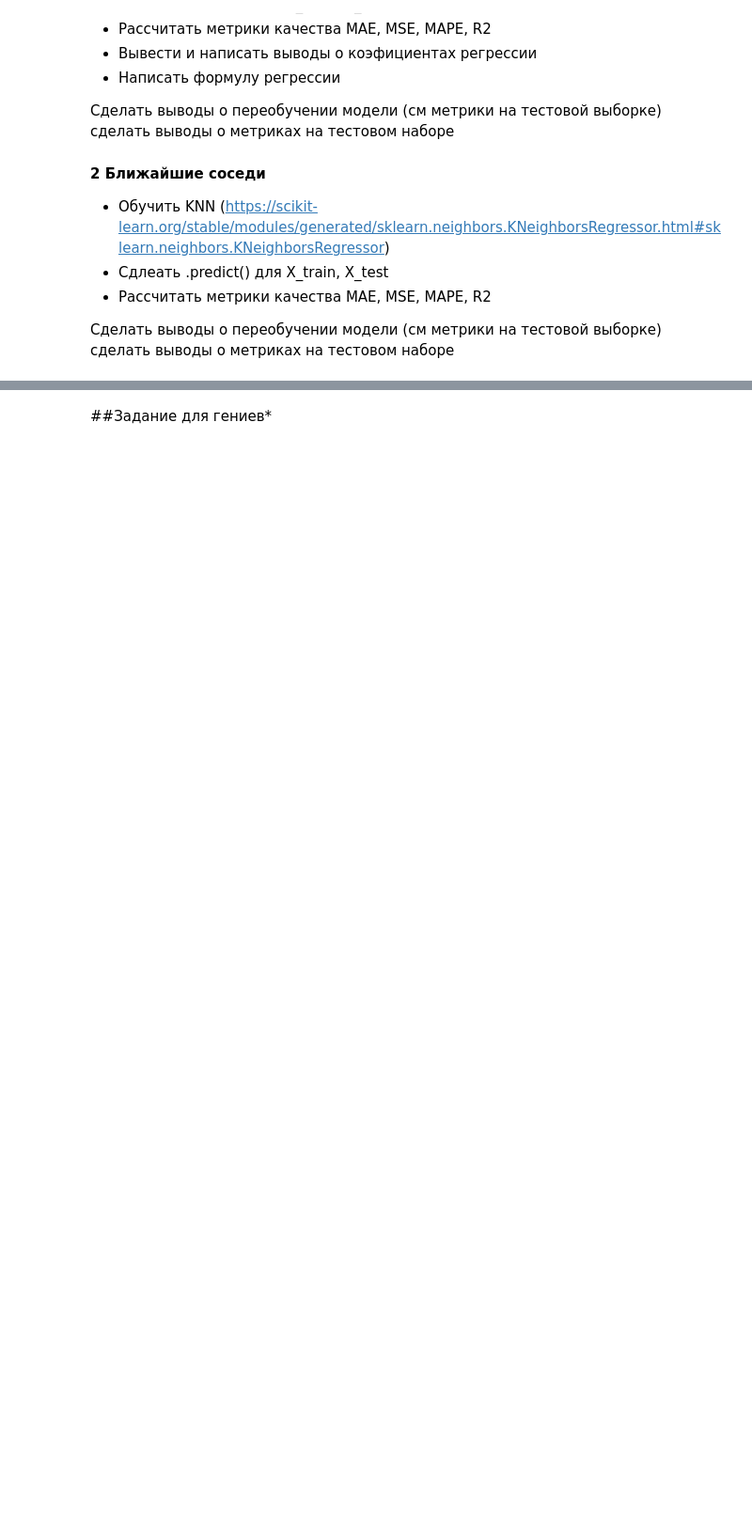
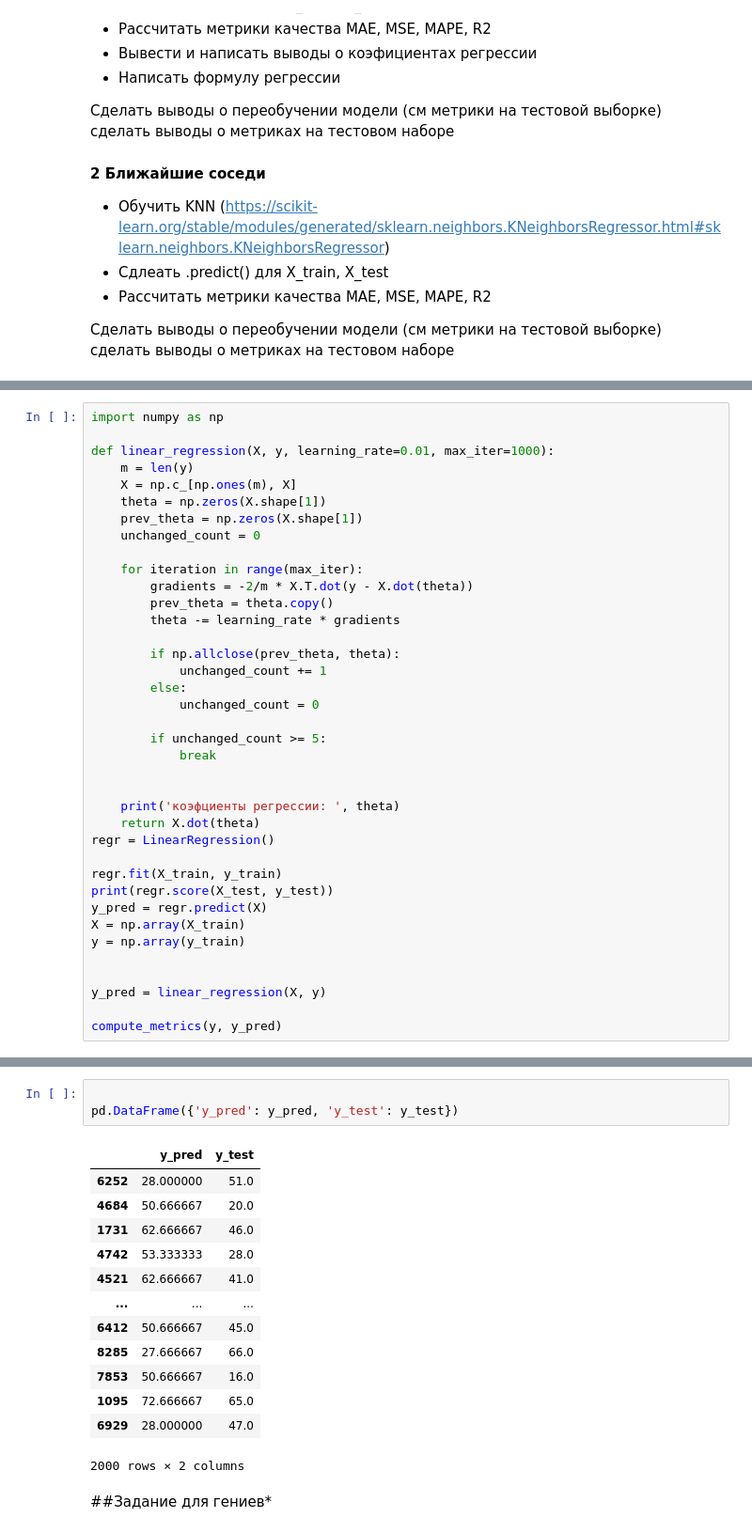
Before and after one commit to fluffymouses/fluffymouses, a Jupyter notebook: lab5/Задание_5.ipynb, the cells around one changed output, grey strips where cells are left out. Shown: that part at 94% size. Drawn from its saved outputs; the diff is of its cells as text; blank space fills up the shorter version.

```diff
--- a/lab5/Задание_5.ipynb
+++ b/lab5/Задание_5.ipynb
@@ -217,0 +250,38 @@ def compute_metrics(y, predicted):
+# %%
+import numpy as np
+
+def linear_regression(X, y, learning_rate=0.01, max_iter=1000):
+    m = len(y)
+    X = np.c_[np.ones(m), X]
+    theta = np.zeros(X.shape[1])
+    prev_theta = np.zeros(X.shape[1])
+    unchanged_count = 0
+
+    for iteration in range(max_iter):
+        gradients = -2/m * X.T.dot(y - X.dot(theta))
+        prev_theta = theta.copy()
+        theta -= learning_rate * gradients
+
+        if np.allclose(prev_theta, theta):
+            unchanged_count += 1
+        else:
+            unchanged_count = 0
+
+        if unchanged_count >= 5:
+            break
+
+
+    print('коэфциенты регрессии: ', theta)
+    return X.dot(theta)
+regr = LinearRegression()
+
+regr.fit(X_train, y_train)
+print(regr.score(X_test, y_test))
+y_pred = regr.predict(X)
+X = np.array(X_train)
+y = np.array(y_train)
+
+
+y_pred = linear_regression(X, y)
+
+compute_metrics(y, y_pred)
@@ -218,3 +315,20 @@ def compute_metrics(y, predicted):
+# %%
+
+pd.DataFrame({'y_pred': y_pred, 'y_test': y_test})
+# %% [output]
+|  | y_pred | y_test |
+| 6252 | 28.000000 | 51.0 |
+| 4684 | 50.666667 | 20.0 |
+| 1731 | 62.666667 | 46.0 |
+| 4742 | 53.333333 | 28.0 |
+| 4521 | 62.666667 | 41.0 |
+| ... | ... | ... |
+| 6412 | 50.666667 | 45.0 |
+| 8285 | 27.666667 | 66.0 |
+| 7853 | 50.666667 | 16.0 |
+| 1095 | 72.666667 | 65.0 |
+| 6929 | 28.000000 | 47.0 |
+2000 rows × 2 columns
 # %% [markdown]
 ##Задание для гениев*
 # %% [markdown]
```
Also changed, not shown: parts of 8 cells of this notebook.
